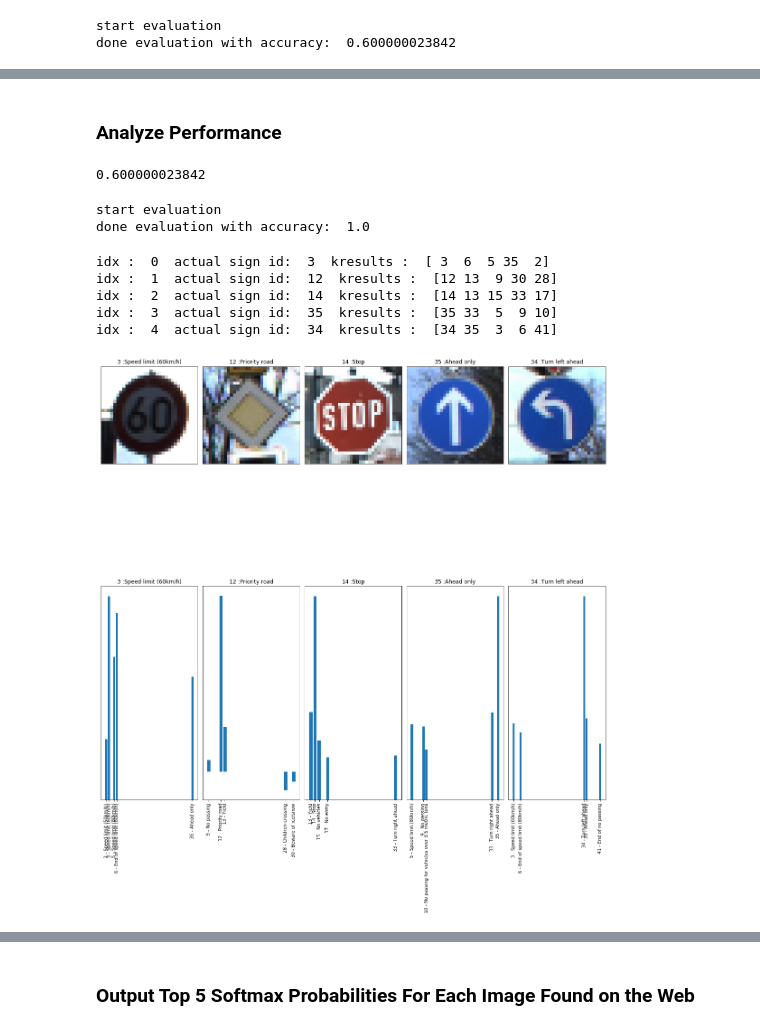
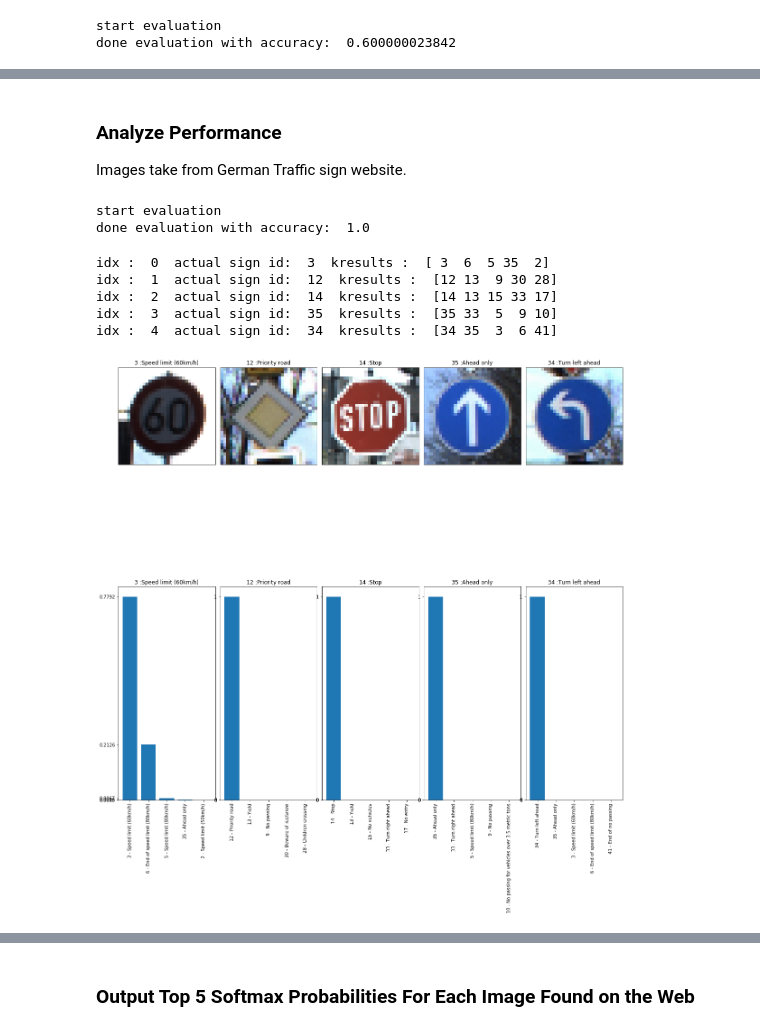
Before and after one commit to sumitasok/CarND-traffic-sign-classifier, a Jupyter notebook: Traffic_Sign_Classifier.ipynb, the cells around one changed output, grey strips where cells are left out. Drawn from its saved outputs; the diff is of its cells as text; code cells hidden in the pictures.

Commit message:
plotting softmax probabilities. as commented in review 2.

```diff
--- a/Traffic_Sign_Classifier.ipynb
+++ b/Traffic_Sign_Classifier.ipynb
@@ -512,0 +488,23 @@ idx :  4  actual sign id:  4  kresults :  [4 1 5 0 8]
+# %%
+def plot_top_k_softmax_probabilities(n, k, top_5_samples, X_new, y_act, label_samples):
+    indices = top_5_samples[1]
+    probabilities = top_5_samples[0]
+
+    fig, ax = plt.subplots(2, n, figsize=(20, 20),
+                             subplot_kw={'xticks': [], 'yticks': []})
+
+    fig.subplots_adjust(hspace=0.3, wspace=0.05)
+
+    for idx, kresults in enumerate(indices):
+        print("idx : ", idx, " actual sign id: " , y_act[idx], " kresults : ", kresults)
+        ax[0][idx].imshow(X_new[idx].squeeze())
+        signname = label_samples[y_act[idx]]['signname']
+        ax[0][idx].set_title(str(y_act[idx]) + ' :' + signname)
+        ax[1][idx].bar(list(range(0, n)), probabilities[idx])
+        signname = label_samples[y_act[idx]]['signname']
+        ax[1][idx].set_title(str(y_act[idx]) + ' :' + signname)
+        ax[1][idx].set_xticks(list(range(0, n)))
+        ax[1][idx].set_xticklabels(list(map(signnames, indices[idx])), rotation=90)
+        ax[1][idx].set_yticks(probabilities[idx])
+
+plot_top_k_softmax_probabilities(n,k, top_5_samples[0], X_new, y_act, label_samples)
@@ -513,11 +536,7 @@ idx :  4  actual sign id:  4  kresults :  [4 1 5 0 8]
 # %% [markdown]
 ### Analyze Performance
+
+Images take from German Traffic sign website.
-# %%
-### Calculate the accuracy for these 5 new images.
-### For example, if the model predicted 1 out of 5 signs correctly, it's 20% accurate on these new images.
-print(new_accuracy)
-# %% [output]
-0.600000023842
 # %%
 imgs = ['sign-3.png', 'sign-12.png', 'sign-14.png', 'sign-30.png', 'sign-34.png']
 y_act2 = [3, 12, 14, 35, 34]
@@ -543,11 +558,11 @@ with tf.Session() as session:
 start evaluation
 done evaluation with accuracy:  1.0
 # %%
-plot_top_k(n, k, e_logits2[0], X_new2, y_act2, label_samples)
+plot_top_k_softmax_probabilities(n,k, top_5_samples2[0], X_new2, y_act2, label_samples)
 # %% [output]
 idx :  0  actual sign id:  3  kresults :  [ 3  6  5 35  2]
 idx :  1  actual sign id:  12  kresults :  [12 13  9 30 28]
 idx :  2  actual sign id:  14  kresults :  [14 13 15 33 17]
 idx :  3  actual sign id:  35  kresults :  [35 33  5  9 10]
 idx :  4  actual sign id:  34  kresults :  [34 35  3  6 41]
-[figure, old version]
+[figure, new version]
```
Also changed, not shown: parts of 6 cells of this notebook.
